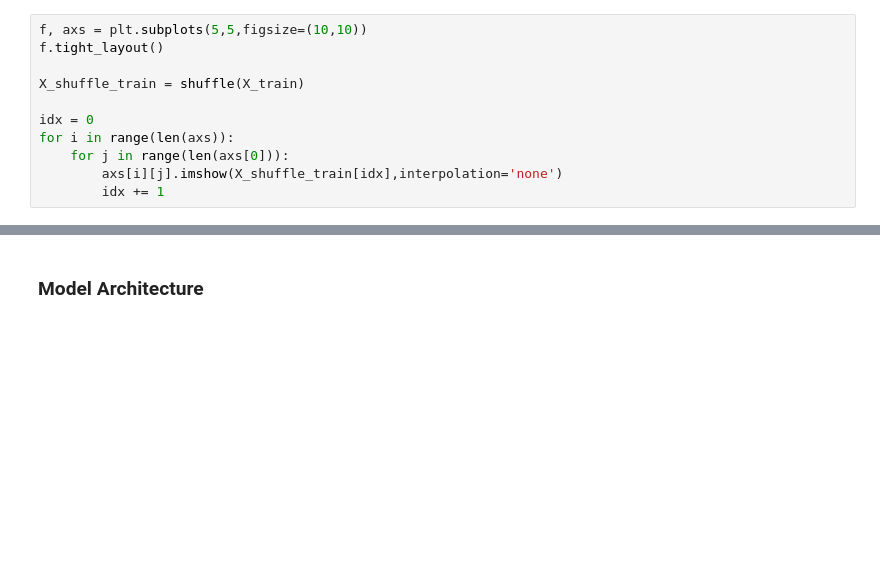
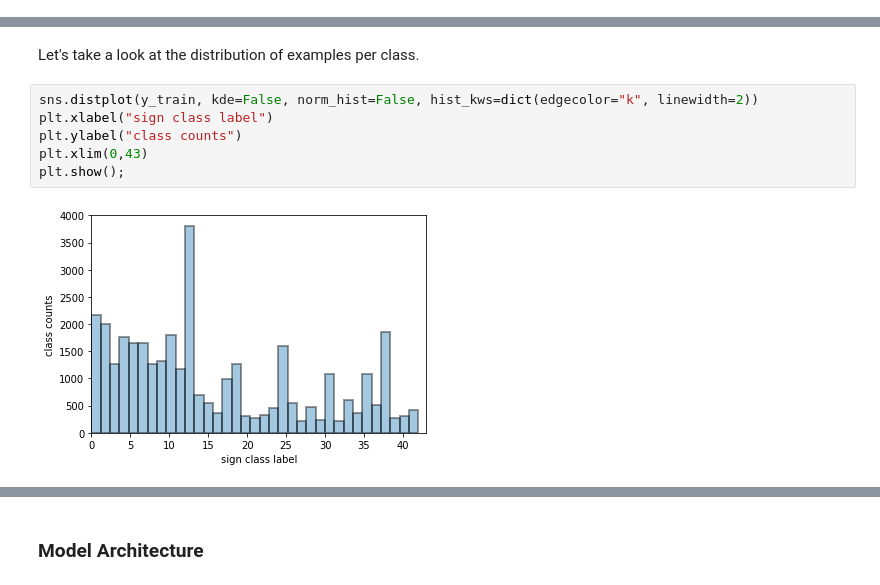
Before and after one commit to BVPhD/Udacity_SDC, a Jupyter notebook: COVNET_Road_Sign_Classifier/Traffic_Sign_Classifier.ipynb, the cells around one changed output, grey strips where cells are left out. Drawn from its saved outputs; the diff is of its cells as text; blank space fills up the shorter version.

```diff
--- a/COVNET_Road_Sign_Classifier/Traffic_Sign_Classifier.ipynb
+++ b/COVNET_Road_Sign_Classifier/Traffic_Sign_Classifier.ipynb
@@ -99,11 +0,0 @@ class_labels = pd.read_csv('signnames.csv')
-# %%
-f, axs = plt.subplots(5,5,figsize=(10,10))
-f.tight_layout()
-
-X_shuffle_train = shuffle(X_train)
-
-idx = 0
-for i in range(len(axs)):
-    for j in range(len(axs[0])):
-        axs[i][j].imshow(X_shuffle_train[idx],interpolation='none')
-        idx += 1
@@ -222,0 +101,10 @@ Use the code cell (or multiple code cells, if necessary) to implement the first
+# %% [markdown]
+Let's take a look at the distribution of examples per class.
+# %%
+sns.distplot(y_train, kde=False, norm_hist=False, hist_kws=dict(edgecolor="k", linewidth=2))
+plt.xlabel("sign class label")
+plt.ylabel("class counts")
+plt.xlim(0,43)
+plt.show();
+# %% [output]
+[figure, added]
```
Also changed, not shown: parts of 69 cells of this notebook.
